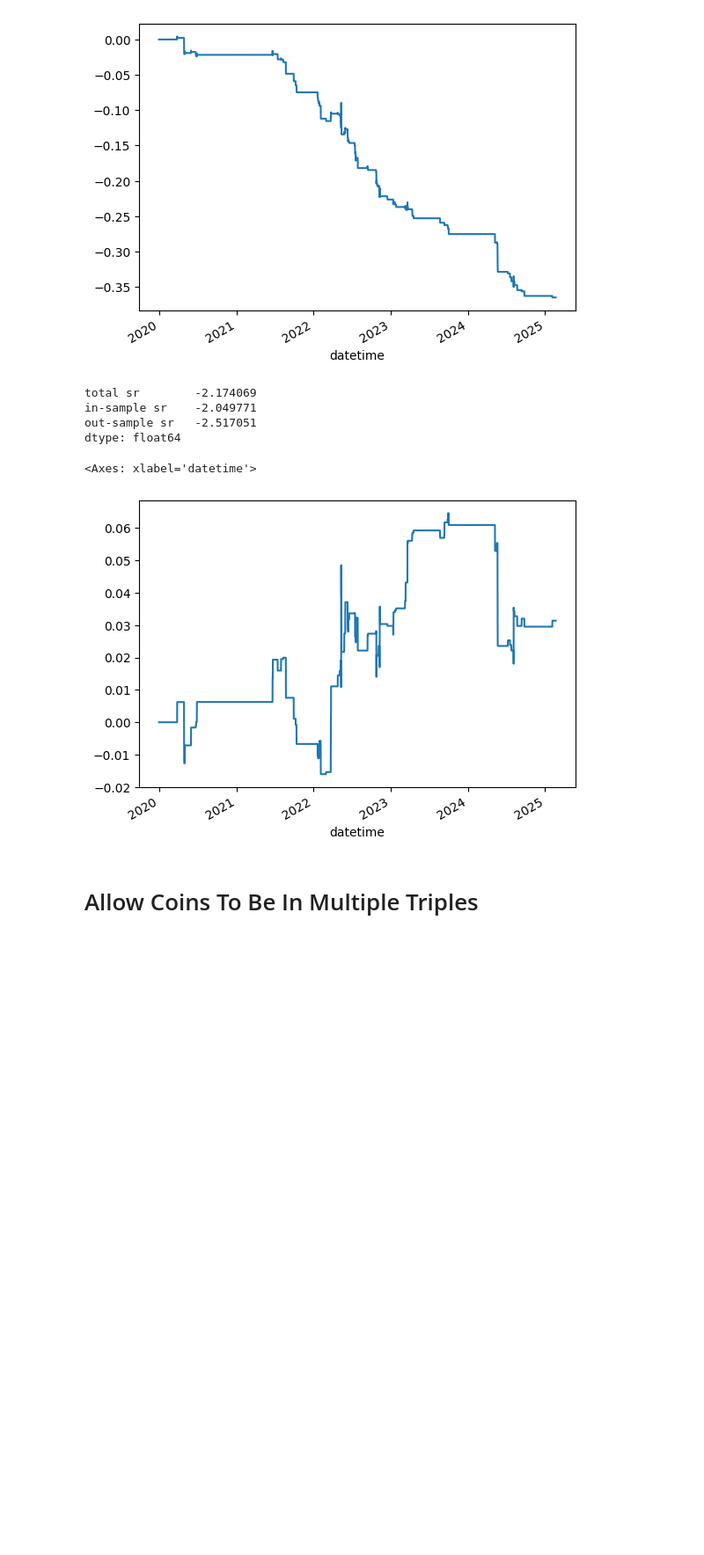
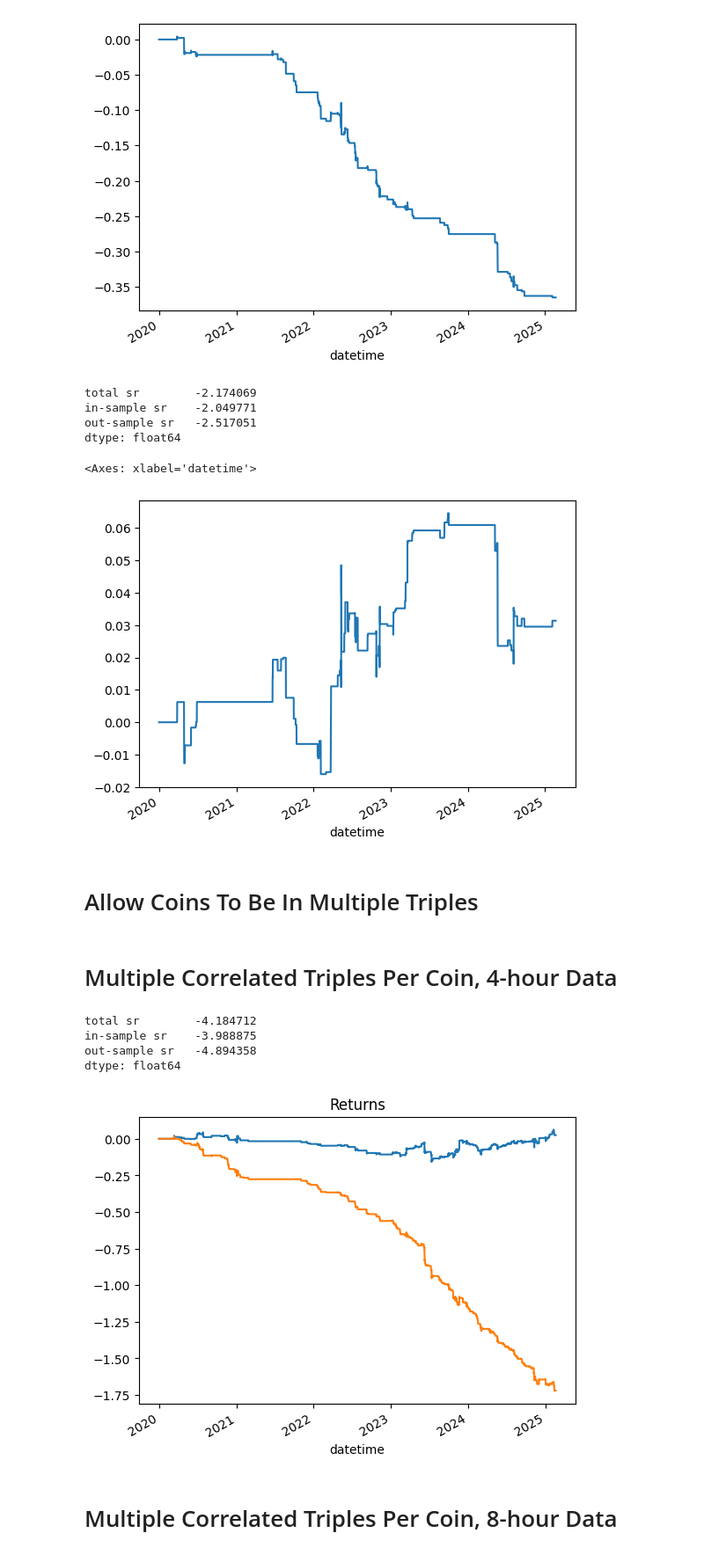
Before and after one commit to wbchristerson/jn-learning, a Jupyter notebook: strategy_09_iteration_2.ipynb, the cells around one changed output. Shown at 88% size. Drawn from its saved outputs; the diff is of its cells as text; code cells hidden in the pictures; blank space fills up the shorter version.

```diff
--- a/strategy_09_iteration_2.ipynb
+++ b/strategy_09_iteration_2.ipynb
@@ -1007,6 +1155,8 @@ def update_multiple_triples_correlated_coins(
 
     high_corr_coins = []
     for other_coin, other_coin_value in corr_matrix[coin][corr_matrix[coin] > secondary_coin_min_corr].items():
+        if other_coin == coin:
+            continue
         if np.isnan(price_indicator_window_df[other_coin]).any():
             continue
         high_corr_coins.append(other_coin)
@@ -1091,14 +1241,15 @@ def set_multiple_triples_time_holdings(
             residual_std = look_back_coin_regression_data['residual'].std()
             z_score = (result_data['residual'] - residual_mean) / residual_std
 
+            total_holding = 1.0 + abs(result_data[corr_coin_1]) + abs(result_data[corr_coin_2])
             if z_score_min_threshold <= z_score <= z_score_max_threshold:
-                holdings_df.loc[time_index, coin] -= 1.0
-                holdings_df.loc[time_index, corr_coin_1] += result_data[corr_coin_1]
-                holdings_df.loc[time_index, corr_coin_2] += result_data[corr_coin_2]
+                holdings_df.loc[time_index, coin] -= (1.0 / total_holding)
+                holdings_df.loc[time_index, corr_coin_1] += (result_data[corr_coin_1] / total_holding)
+                holdings_df.loc[time_index, corr_coin_2] += (result_data[corr_coin_2] / total_holding)
             elif -z_score_max_threshold <= z_score <= -z_score_min_threshold:
-                holdings_df.loc[time_index, coin] += 1.0
-                holdings_df.loc[time_index, corr_coin_1] -= result_data[corr_coin_1]
-                holdings_df.loc[time_index, corr_coin_2] -= result_data[corr_coin_2]
+                holdings_df.loc[time_index, coin] += (1.0 / total_holding)
+                holdings_df.loc[time_index, corr_coin_1] -= (result_data[corr_coin_1] / total_holding)
+                holdings_df.loc[time_index, corr_coin_2] -= (result_data[corr_coin_2] / total_holding)
     holdings_df.loc[time_index] = holdings_df.loc[time_index] / holdings_df.loc[time_index].abs().sum()
 
 
@@ -1125,6 +1276,11 @@ def get_holdings_multiple_triples_df(
         price_indicator_window_df = price_indicator_df.iloc[window_start:index]
 
         time_index = price_indicator_df.index[index]
+
+        print("\n\n\n")
+        print(time_index)
+        print("\n\n\n")
+
         holdings_df.loc[time_index] = pd.Series(0.0, index=holdings_df.columns)
 
         corr_matrix = price_indicator_window_df.corr()
@@ -1138,6 +1294,10 @@ def get_holdings_multiple_triples_df(
         # update coins_in_a_triple and current_correlated_triples in-place
         for key in newly_uncorrelated_keys:
             del current_correlated_triples[key]
+
+        print("\n")
+        print('\n'.join([str(k) for k in current_correlated_triples.keys()]))
+        print("\n")
 
         update_multiple_triples_correlated_triples(
             current_correlated_triples,
@@ -1157,22 +1317,22 @@ def get_holdings_multiple_triples_df(
             z_score_max_threshold)
 
     return holdings_df
+# %% [markdown]
+# Multiple Correlated Triples Per Coin, 4-hour Data
 # %%
-price_close_returns = px_close_4h / px_close_4h.shift() - 1
+price_close_returns_4h = (px_close_4h / px_close_4h.shift() - 1)
 
 secondary_coin_min_corr = 0.7
 tertiary_coin_max_corr = 0.6
-rejection_max_corr = 0.6
+rejection_max_corr = 0.5
 
 z_score_min_threshold = 3.0
 z_score_max_threshold = 10.0
 
 min_data_points_to_transact = 10 * 6
 
-frequency = '4h'
-
-holdings_df_from_price = get_holdings_multiple_triples_df(
-    price_close_returns,
+holdings_df_from_price_4h = get_holdings_multiple_triples_df(
+    price_close_returns_4h,
     look_back_min_periods,
     look_back_window_size,
     secondary_coin_min_corr,
@@ -1182,3 +1342,18 @@ holdings_df_from_price = get_holdings_multiple_triples_df(
     z_score_min_threshold,
     z_score_max_threshold
 )
+# %%
+net_returns_ser_4h = get_net_return(holdings_df_from_price_4h, price_close_returns_4h)
+sharpe_ratio_ser_4h = get_sharpe_ratio_data(net_returns_ser_4h)
+
+(holdings_df_from_price_4h * (price_close_returns_4h)).sum(axis=1).cumsum().plot(title="Returns")
+net_returns_ser_4h.cumsum().plot(title="Returns")
+sharpe_ratio_ser_4h
+# %% [output]
+total sr        -4.184712
+in-sample sr    -3.988875
+out-sample sr   -4.894358
+dtype: float64
+[figure, added]
+# %% [markdown]
+# Multiple Correlated Triples Per Coin, 8-hour Data
```
Also changed, not shown: parts of 25 cells of this notebook, 2 other files.
